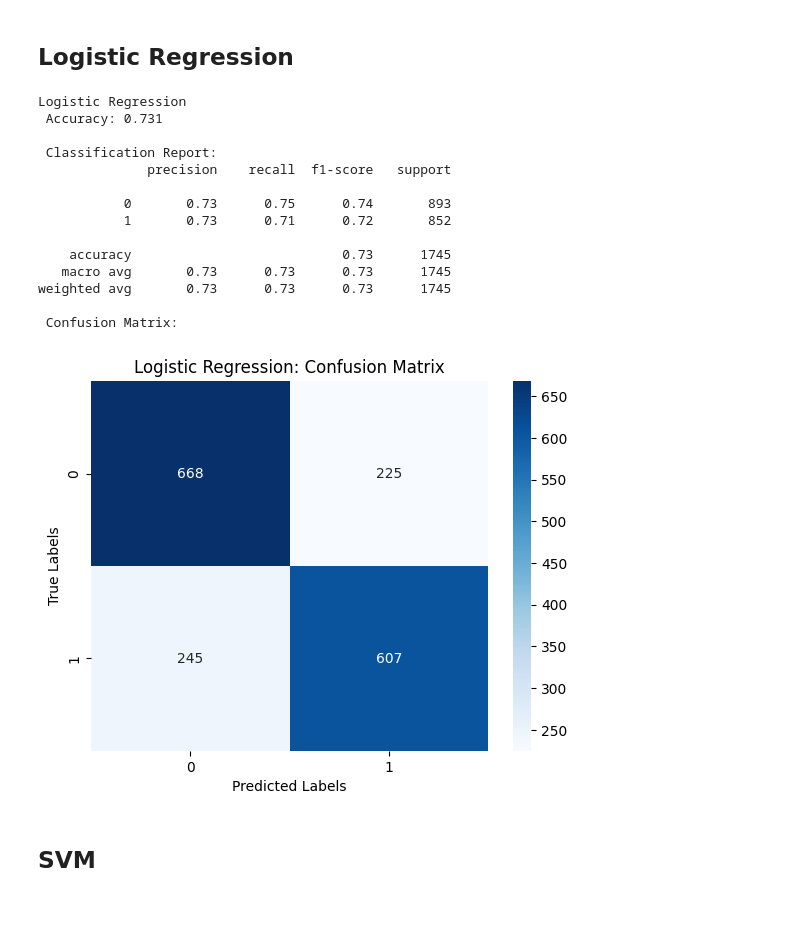
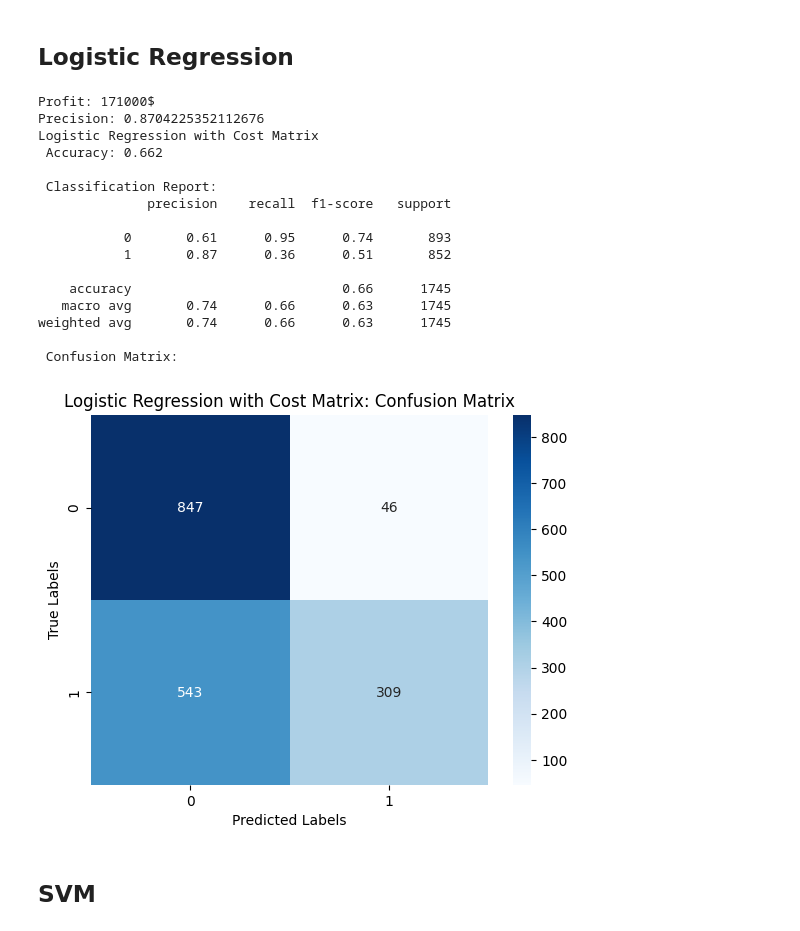
Before and after one commit to dbellenberg/CostSensitiveCreditRisk, a Jupyter notebook: final_project/merged_final_version/final_ml_project.ipynb, the cells around one changed output. Saved outputs shown, nothing was run; the diff lists cells and outputs as text; code cells hidden in the pictures.

```diff
--- a/final_project/merged_final_version/final_ml_project.ipynb
+++ b/final_project/merged_final_version/final_ml_project.ipynb
@@ -289,30 +264,57 @@ weighted avg       0.71      0.71      0.71      1745
 # %% [markdown]
 <a id='3c'></a>
 ## Logistic Regression
-# %%
-# Logistic Regression
-lr = LogisticRegression(max_iter=10000)
-lr.fit(X_train, y_train)
-y_pred_lr = lr.predict(X_test)
-
-# Evaluation
-evaluate(y_test, y_pred_lr, "Logistic Regression")
-# %% [output]
-Logistic Regression
- Accuracy: 0.731
-
- Classification Report:
-              precision    recall  f1-score   support
-
-           0       0.73      0.75      0.74       893
-           1       0.73      0.71      0.72       852
-
-    accuracy                           0.73      1745
-   macro avg       0.73      0.73      0.73      1745
-weighted avg       0.73      0.73      0.73      1745
-
- Confusion Matrix:
-[figure, removed]
+# %%
+from sklearn.linear_model import LogisticRegression
+
+#cost matrix
+profit_good_loan = 1000
+loss_bad_loan = 3000
+
+# Calculate the class weights profit_good_loan/loss_bad_loan
+class_weights = {0: 1.0, 1: profit_good_loan/loss_bad_loan}
+
+# Instantiate the model
+lr_cs = LogisticRegression(class_weight=class_weights, random_state=42)
+
+# Train the model
+lr_cs.fit(X_train, y_train)
+
+from sklearn.metrics import confusion_matrix
+
+# Predict on the test set
+y_pred = lr_cs.predict(X_test)
+
+# Calculate confusion matrix
+confusion = confusion_matrix(y_test, y_pred)
+
+# Calculate total cost
+profit = confusion[0, 1] * -3000 + confusion[1, 1] * 1000
+
+print(f"Profit: {profit}$")
+
+#print precision
+print(f"Precision: {confusion[1,1]/(confusion[1,1]+confusion[0,1])}")
+
+evaluate(y_test, y_pred, "Logistic Regression with Cost Matrix")
+# %% [output]
+Profit: 171000$
+Precision: 0.8704225352112676
+Logistic Regression with Cost Matrix
+ Accuracy: 0.662
+
+ Classification Report:
+              precision    recall  f1-score   support
+
+           0       0.61      0.95      0.74       893
+           1       0.87      0.36      0.51       852
+
+    accuracy                           0.66      1745
+   macro avg       0.74      0.66      0.63      1745
+weighted avg       0.74      0.66      0.63      1745
+
+ Confusion Matrix:
+[figure, added]
 # %% [markdown]
 <a id='3d'></a>
 ## SVM
```
Also changed, not shown: parts of 32 cells of this notebook, 4 other files.
